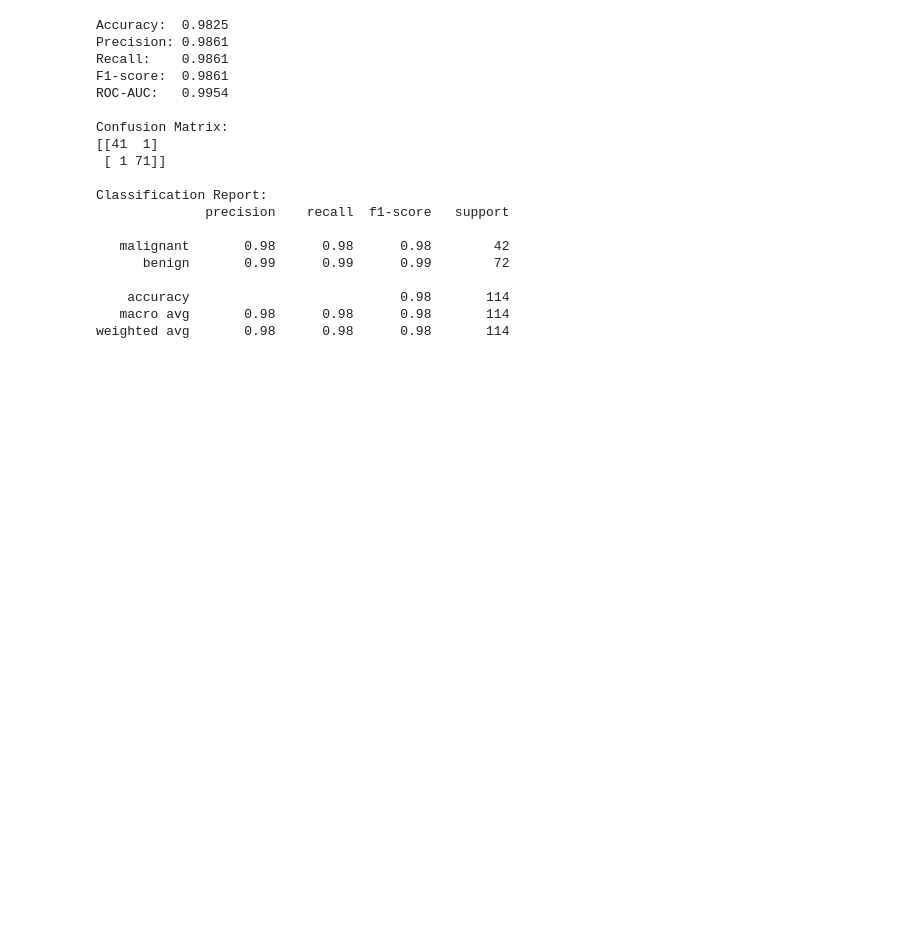
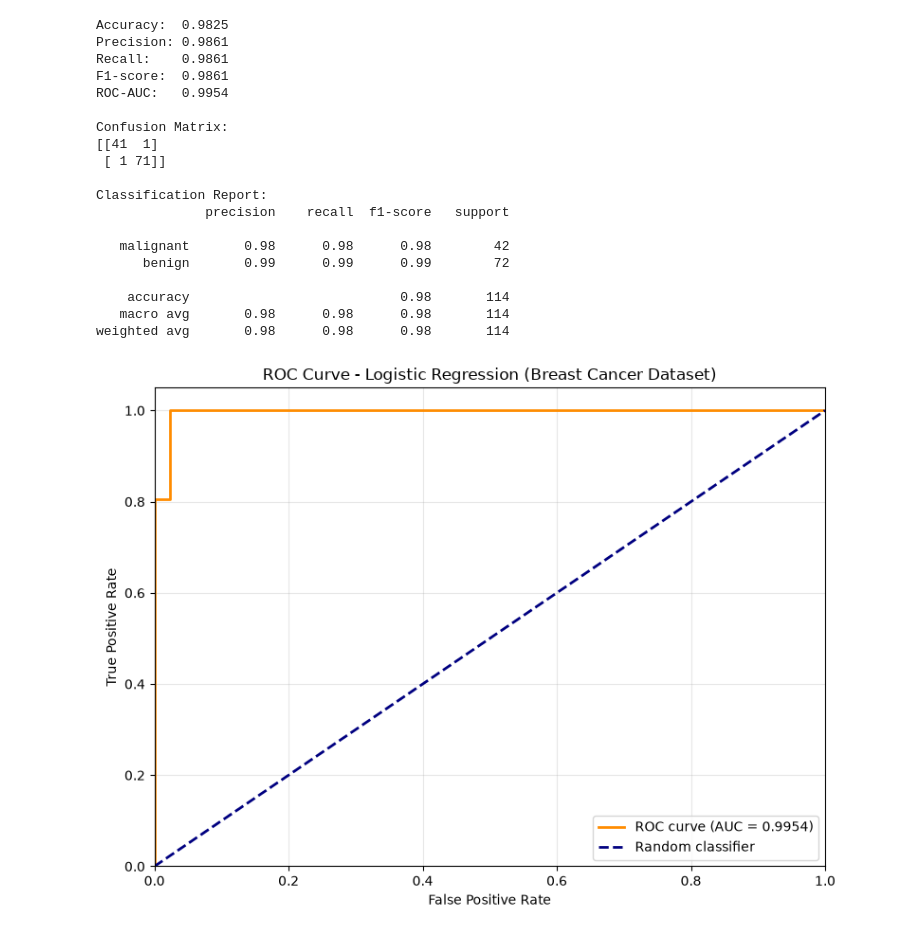
Before and after one commit to zia-ahmadi/lab4_logistic_regression_Breast_Concer_dataset, a Jupyter notebook: lab4.ipynb, the cells around one changed output. Saved outputs shown, nothing was run; the diff lists cells and outputs as text; code cells hidden in the pictures; blank space fills up the shorter version.

Commit message:
feat: Plot the ROC Curve and Compute AUC

```diff
--- a/lab4.ipynb
+++ b/lab4.ipynb
@@ -102,3 +102,25 @@ Classification Report:
     accuracy                           0.98       114
    macro avg       0.98      0.98      0.98       114
 weighted avg       0.98      0.98      0.98       114
+# %%
+# Compute ROC curve
+fpr, tpr, thresholds = roc_curve(y_test, y_proba)
+
+# Plot
+plt.figure(figsize=(8, 6))
+plt.plot(fpr, tpr, color='darkorange', lw=2,
+         label=f'ROC curve (AUC = {auc:.4f})')
+plt.plot([0, 1], [0, 1], color='navy', lw=2, linestyle='--',
+         label='Random classifier')
+plt.xlim([0.0, 1.0])
+plt.ylim([0.0, 1.05])
+plt.xlabel('False Positive Rate')
+plt.ylabel('True Positive Rate')
+plt.title('ROC Curve - Logistic Regression (Breast Cancer Dataset)')
+plt.legend(loc='lower right')
+plt.grid(alpha=0.3)
+plt.tight_layout()
+plt.savefig('roc_curve.png', dpi=150)
+plt.show()
+# %% [output]
+[figure, added]
```
Also changed, not shown: 1 other file.
